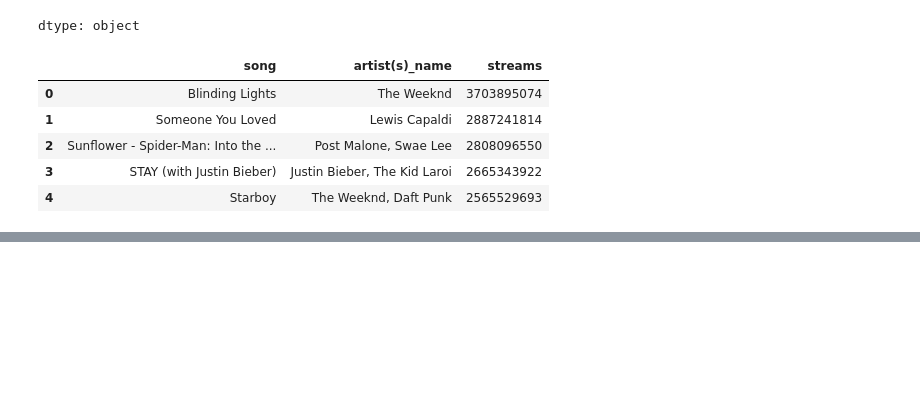
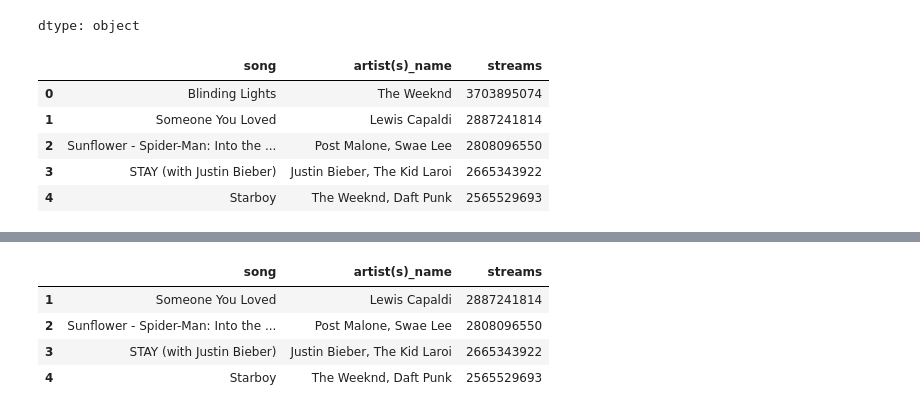
Before and after one commit to annazolina281/CPE-031-VDA-Cpe-21s4, a Jupyter notebook: Exercise_7.ipynb, the cells around one changed output, grey strips where cells are left out. Saved outputs shown, nothing was run; the diff lists cells and outputs as text; code cells hidden in the pictures; blank space fills up the shorter version.

```diff
--- a/Exercise_7.ipynb
+++ b/Exercise_7.ipynb
@@ -231,0 +242,9 @@ multiple_column = df[['song', 'artist(s)_name', 'streams']]
+# %%
+multiple_rows_pandas = df.loc[1:4]
+multiple_rows_pandas
+# %% [output]
+|  | song | artist(s)_name | streams |
+| 1 | Someone You Loved | Lewis Capaldi | 2887241814 |
+| 2 | Sunflower - Spider-Man: Into the ... | Post Malone, Swae Lee | 2808096550 |
+| 3 | STAY (with Justin Bieber) | Justin Bieber, The Kid Laroi | 2665343922 |
+| 4 | Starboy | The Weeknd, Daft Punk | 2565529693 |
```
Also changed, not shown: parts of 1 cell of this notebook.
